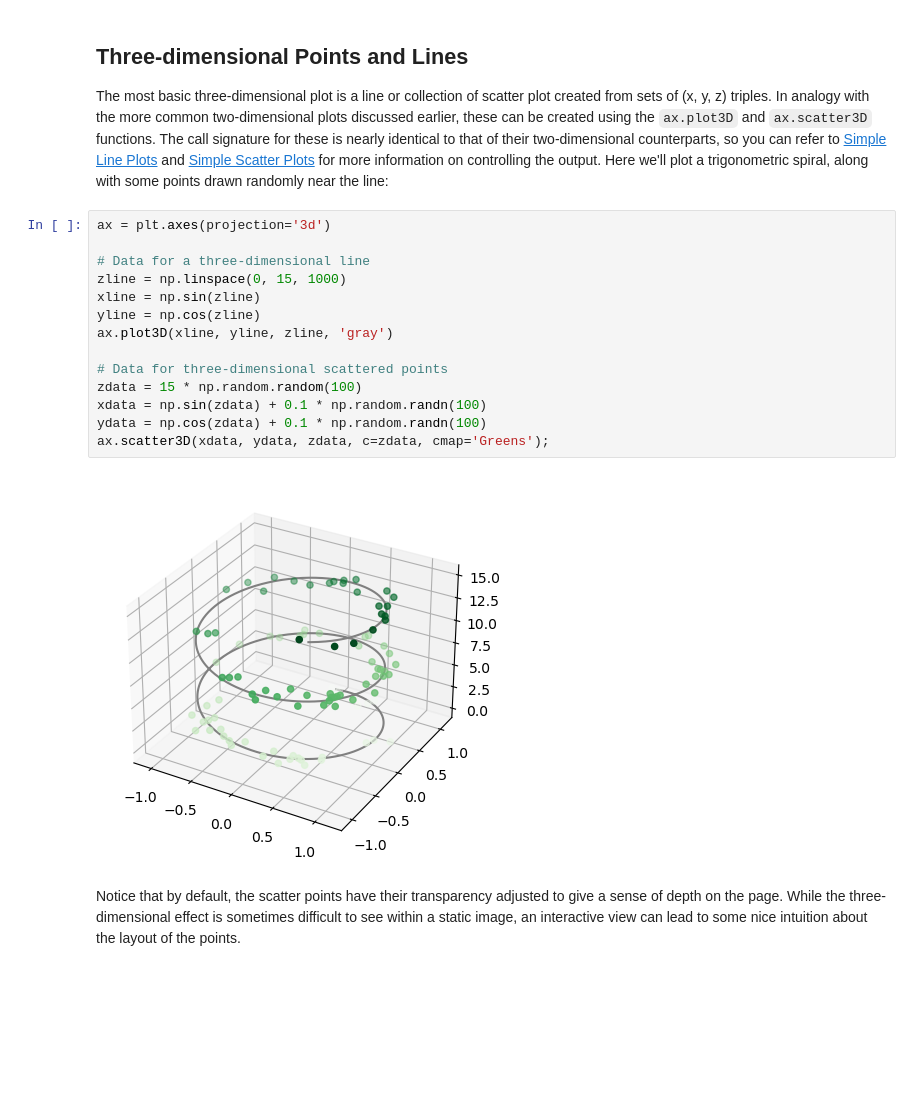
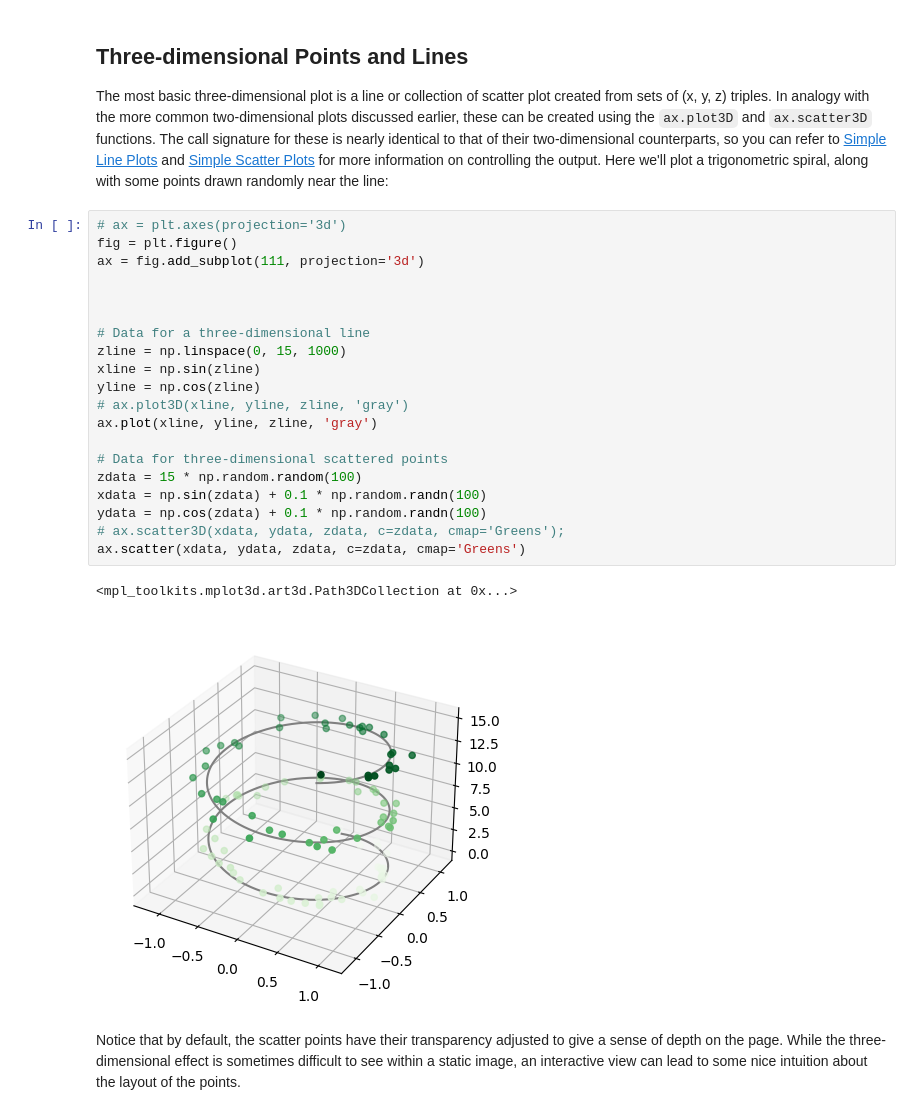
Before and after one commit to DemonicAK/Python_Libraries_Tutorial, a Jupyter notebook: 04.12-Three-Dimensional-Plotting.ipynb, the cells around one changed output. Cells and saved outputs as stored; diff of their text form; blank space fills up the shorter version.

```diff
--- a/04.12-Three-Dimensional-Plotting.ipynb
+++ b/04.12-Three-Dimensional-Plotting.ipynb
@@ -40,21 +42,28 @@ In analogy with the more common two-dimensional plots discussed earlier, these c
 The call signature for these is nearly identical to that of their two-dimensional counterparts, so you can refer to [Simple Line Plots](04.01-Simple-Line-Plots.ipynb) and [Simple Scatter Plots](04.02-Simple-Scatter-Plots.ipynb) for more information on controlling the output.
 Here we'll plot a trigonometric spiral, along with some points drawn randomly near the line:
 # %%
-ax = plt.axes(projection='3d')
+# ax = plt.axes(projection='3d')
+fig = plt.figure()
+ax = fig.add_subplot(111, projection='3d')
+
+
 
 # Data for a three-dimensional line
 zline = np.linspace(0, 15, 1000)
 xline = np.sin(zline)
 yline = np.cos(zline)
-ax.plot3D(xline, yline, zline, 'gray')
+# ax.plot3D(xline, yline, zline, 'gray')
+ax.plot(xline, yline, zline, 'gray')
 
 # Data for three-dimensional scattered points
 zdata = 15 * np.random.random(100)
 xdata = np.sin(zdata) + 0.1 * np.random.randn(100)
 ydata = np.cos(zdata) + 0.1 * np.random.randn(100)
-ax.scatter3D(xdata, ydata, zdata, c=zdata, cmap='Greens');
+# ax.scatter3D(xdata, ydata, zdata, c=zdata, cmap='Greens');
+ax.scatter(xdata, ydata, zdata, c=zdata, cmap='Greens')
 # %% [output]
+<mpl_toolkits.mplot3d.art3d.Path3DCollection at 0x...>
-[figure, old version]
+[figure, new version]
 # %% [markdown]
 Notice that by default, the scatter points have their transparency adjusted to give a sense of depth on the page.
 While the three-dimensional effect is sometimes difficult to see within a static image, an interactive view can lead to some nice intuition about the layout of the points.
```
Also changed, not shown: parts of 11 cells of this notebook, 8 other files.
